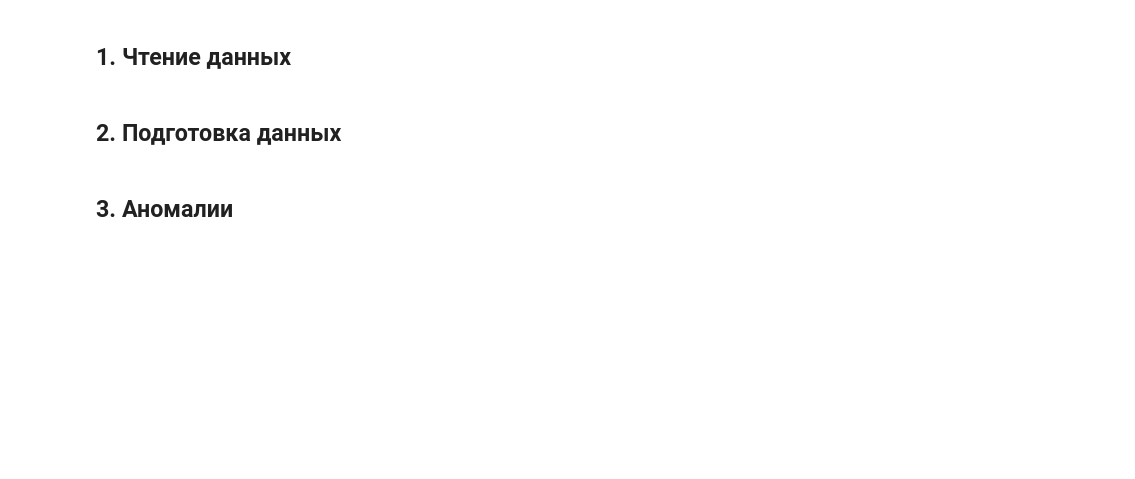
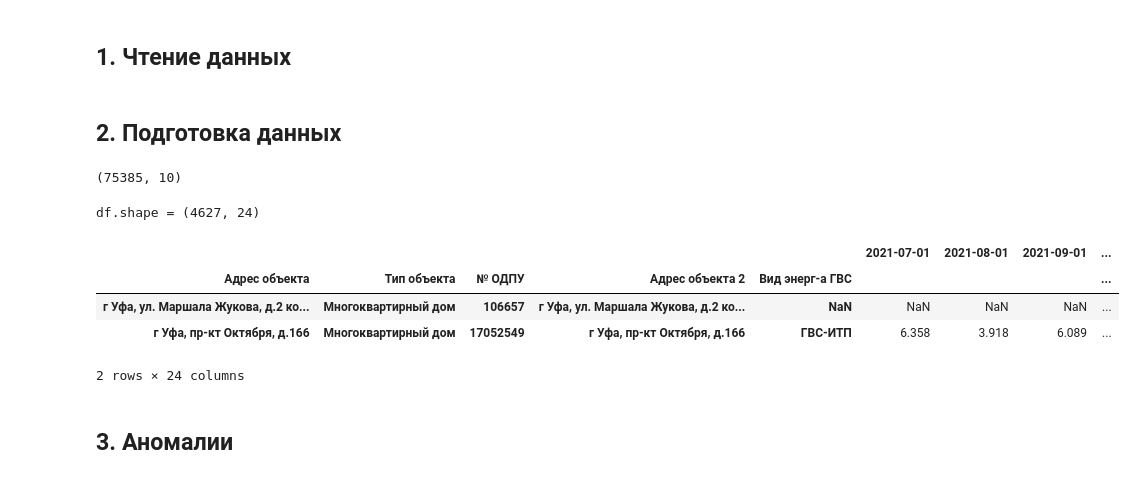
Before and after one commit to YaninaK/anomaly-detection, a Jupyter notebook: notebooks/02_Anomalies_1_2_4.ipynb, the cells around one changed output. Cells and saved outputs as stored; diff of their text form; code cells hidden in the pictures; blank space fills up the shorter version.

```diff
--- a/notebooks/02_Anomalies_1_2_4.ipynb
+++ b/notebooks/02_Anomalies_1_2_4.ipynb
@@ -71,6 +72,23 @@ data, temperature, buildings = load_data(folder_path, regenerate, path=PATH)
 # %%
 preprocess = Preprocess()
 data, buildings = preprocess.fit_transform(data, buildings)
+
+data.shape
+# %% [output]
+(75385, 10)
+# %%
+df = generate_data_sequence(data)
+df.shape
+
+print(f"df.shape = {df.shape}\n")
+df.sample(2)
+# %% [output]
+df.shape = (4627, 24)
+|  |  |  |  |  | 2021-07-01 | 2021-08-01 | 2021-09-01 | ... |
+| Адрес объекта | Тип объекта | № ОДПУ | Адрес объекта 2 | Вид энерг-а ГВС |  |  |  | ... |
+| г Уфа, ул. Маршала Жукова, д.2 ко... | Многоквартирный дом | 106657 | г Уфа, ул. Маршала Жукова, д.2 ко... | NaN | NaN | NaN | NaN | ... |
+| г Уфа, пр-кт Октября, д.166 | Многоквартирный дом | 17052549 | г Уфа, пр-кт Октября, д.166 | ГВС-ИТП | 6.358 | 3.918 | 6.089 | ... |
+2 rows × 24 columns
 # %% [markdown]
 ## 3. Аномалии
 # %% [markdown]
```
Also changed, not shown: parts of 17 cells of this notebook.
